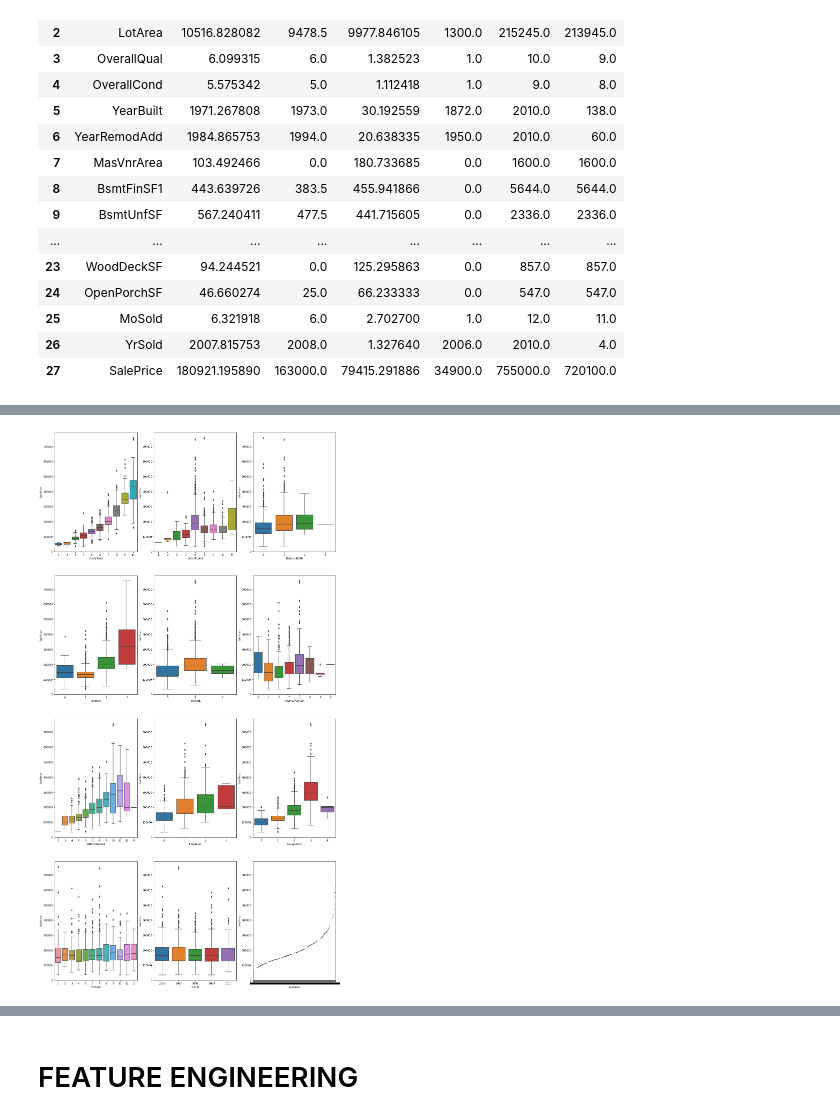
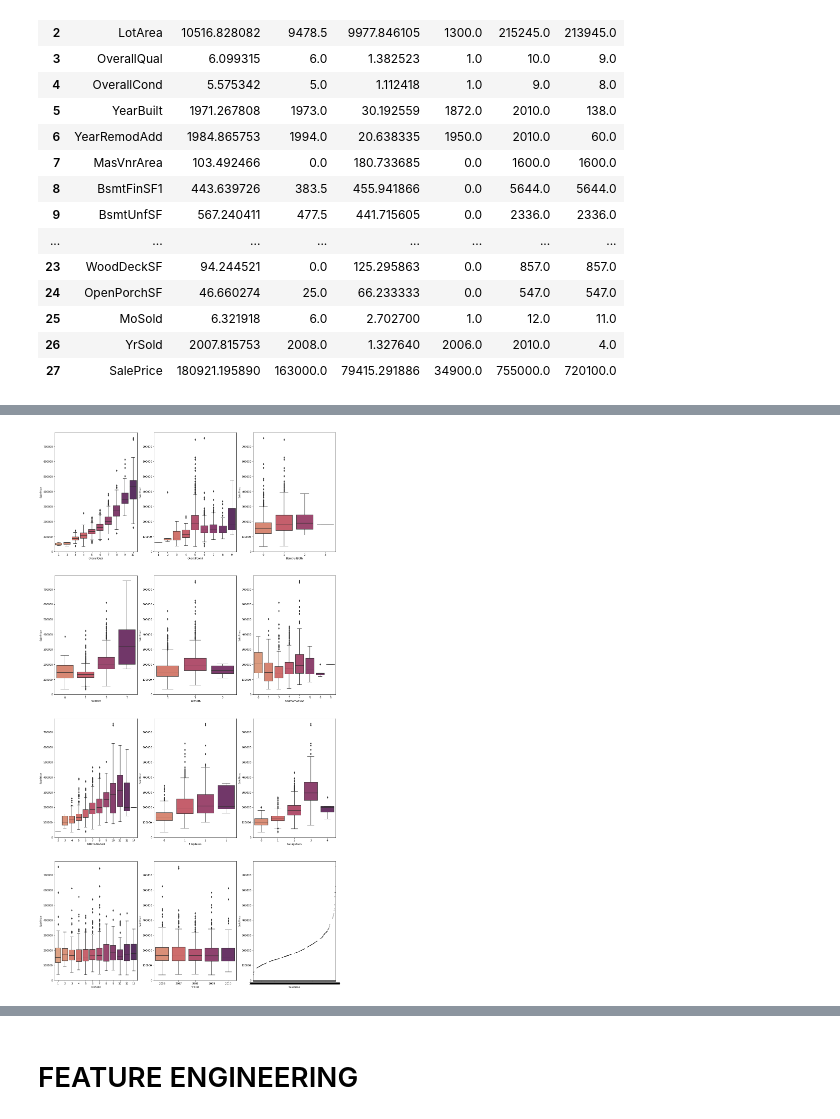
Before and after one commit to daianeklein/House-Prices-advRegressionTechniques, a Jupyter notebook: Adv-House-Prediction.ipynb, the cells around one changed output, grey strips where cells are left out. Drawn from its saved outputs; the diff is of its cells as text; code cells hidden in the pictures.

```diff
--- a/Adv-House-Prediction.ipynb
+++ b/Adv-House-Prediction.ipynb
@@ -334,15 +335,15 @@ for d in aux:
-# %%
-aux = num_attributes[['OverallQual', 'OverallCond', 'BsmtFullBath', 'FullBath', 'HalfBath', 'BedroomAbvGr',
-                      'TotRmsAbvGrd', 'Fireplaces', 'GarageCars', 'MoSold', 'YrSold', 'SalePrice']]
-
-plt.figure(figsize = (20,40 ))
-x = 1
-for d in aux:
-    plt.subplot(4, 3, x)
-    sns.boxplot(data = aux, x = d, y = 'SalePrice')
-    x += 1
-# %% [output]
-[figure, removed]
+# %%
+aux = num_attributes[['OverallQual', 'OverallCond', 'BsmtFullBath', 'FullBath', 'HalfBath', 'BedroomAbvGr',
+                      'TotRmsAbvGrd', 'Fireplaces', 'GarageCars', 'MoSold', 'YrSold', 'SalePrice']]
+
+plt.figure(figsize = (20,40 ))
+x = 1
+for d in aux:
+    plt.subplot(4, 3, x)
+    sns.boxplot(data = aux, x = d, y = 'SalePrice', palette = 'flare')
+    x += 1
+# %% [output]
+[figure, added]
 # %%
 cat_attributes = cat_attributes.merge(num_attributes['SalePrice'], how = 'left', left_index = True, right_index = True)
 aux = cat_attributes
```
Also changed, not shown: parts of 59 cells of this notebook.
